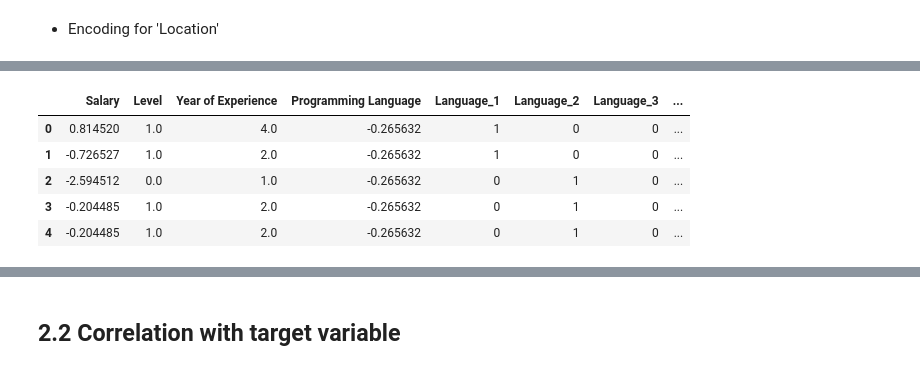
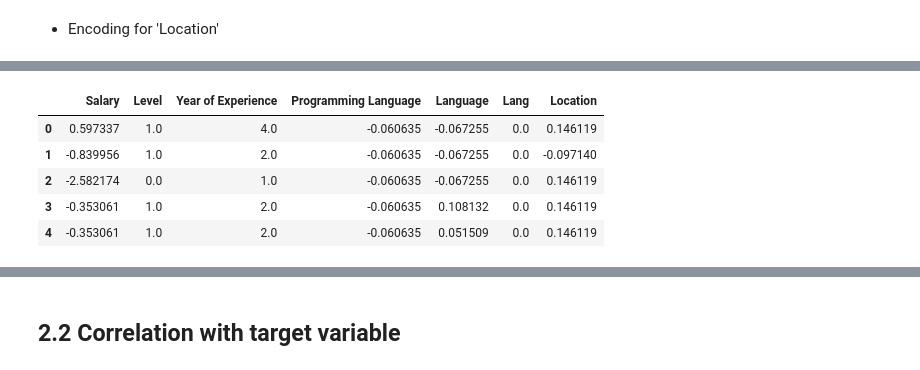
Before and after one commit to mxtruongplayboy/IT-salary-forecast-based-on-job-postings, a Jupyter notebook: src/Data-Science-Analysis.ipynb, the cells around one changed output, grey strips where cells are left out. Saved outputs shown, nothing was run; the diff lists cells and outputs as text; code cells hidden in the pictures.

```diff
--- a/src/Data-Science-Analysis.ipynb
+++ b/src/Data-Science-Analysis.ipynb
@@ -53,7 +52,7 @@ memory usage: 205.7+ KB
 # %% [markdown]
 - Duplicate
 # %%
-# jobs = jobs.groupby(['Level', 'Year of Experience', 'Programming Language','Language','Location']).mean().reset_index()
+jobs = jobs.groupby(['Level', 'Year of Experience', 'Programming Language','Language','Location', 'Lang']).mean().reset_index()
 # %% [markdown]
 ## 2.1 Encoding
 # %% [markdown]
@@ -184,0 +151,3 @@ jobs_test.head()
+# %%
+jobs_test['Lang'] = encoder.transform(jobs_test[['Lang']])
+jobs_test.head()
@@ -246,7 +219,9 @@ jobs.head()
 # %%
-job_test_pl = one_hot_encoder.transform(jobs_test['Language'])
+jobs_test['Language'] = encoder.transform(jobs_test[['Language']])
+jobs_test.head()
+# job_test_pl = one_hot_encoder.transform(jobs_test['Language'])
 
-jobs_test = pd.concat([jobs_test, job_pl], axis=1)
-jobs_test = jobs_test.drop(columns = ['Language'])
-jobs_test.head()
+# jobs_test = pd.concat([jobs_test, job_pl], axis=1)
+# jobs_test = jobs_test.drop(columns = ['Language'])
+# jobs_test.head()
 # %% [output]
@@ -259,13 +234,13 @@ jobs_test.head()
 # %% [markdown]
 - Encoding for 'Location'
 # %%
-# encoder = TargetEncoder()
-# encoded_location = encoder.fit_transform(jobs['Location'], jobs['Salary'])
-# jobs['Location'] = encoded_location
+encoder = TargetEncoder()
+encoded_location = encoder.fit_transform(jobs['Location'], jobs['Salary'])
+jobs['Location'] = encoded_location
 
-one_hot_encoder = OneHotEncoder()
-job_pl = one_hot_encoder.fit_transform(jobs['Location'])
+# one_hot_encoder = OneHotEncoder()
+# job_pl = one_hot_encoder.fit_transform(jobs['Location'])
 
-jobs = pd.concat([jobs, job_pl], axis=1)
-jobs = jobs.drop(columns = ['Location'])
-jobs.head()
+# jobs = pd.concat([jobs, job_pl], axis=1)
+# jobs = jobs.drop(columns = ['Location'])
+# jobs.head()
@@ -279,16 +247,18 @@ jobs.head()
 # %%
-job_test_pl = one_hot_encoder.transform(jobs_test['Location'])
+jobs_test['Location'] = encoder.transform(jobs_test[['Location']])
+jobs_test.head()
+# job_test_pl = one_hot_encoder.transform(jobs_test['Location'])
 
-jobs_test = pd.concat([jobs_test, job_pl], axis=1)
-jobs_test = jobs_test.drop(columns = ['Location'])
-jobs_test.head()
+# jobs_test = pd.concat([jobs_test, job_pl], axis=1)
+# jobs_test = jobs_test.drop(columns = ['Location'])
+# jobs_test.head()
 # %% [output]
-|  | Salary | Level | Year of Experience | Programming Language | Language_1 | Language_2 | Language_3 | ... |
-| 0 | 0.814520 | 1.0 | 4.0 | -0.265632 | 1 | 0 | 0 | ... |
-| 1 | -0.726527 | 1.0 | 2.0 | -0.265632 | 1 | 0 | 0 | ... |
-| 2 | -2.594512 | 0.0 | 1.0 | -0.265632 | 0 | 1 | 0 | ... |
-| 3 | -0.204485 | 1.0 | 2.0 | -0.265632 | 0 | 1 | 0 | ... |
-| 4 | -0.204485 | 1.0 | 2.0 | -0.265632 | 0 | 1 | 0 | ... |
+|  | Salary | Level | Year of Experience | Programming Language | Language | Lang | Location |
+| 0 | 0.597337 | 1.0 | 4.0 | -0.060635 | -0.067255 | 0.0 | 0.146119 |
+| 1 | -0.839956 | 1.0 | 2.0 | -0.060635 | -0.067255 | 0.0 | -0.097140 |
+| 2 | -2.582174 | 0.0 | 1.0 | -0.060635 | -0.067255 | 0.0 | 0.146119 |
+| 3 | -0.353061 | 1.0 | 2.0 | -0.060635 | 0.108132 | 0.0 | 0.146119 |
+| 4 | -0.353061 | 1.0 | 2.0 | -0.060635 | 0.051509 | 0.0 | 0.146119 |
 # %%
 jobs.head()
 # %% [output]
```
Also changed, not shown: parts of 29 cells of this notebook.
